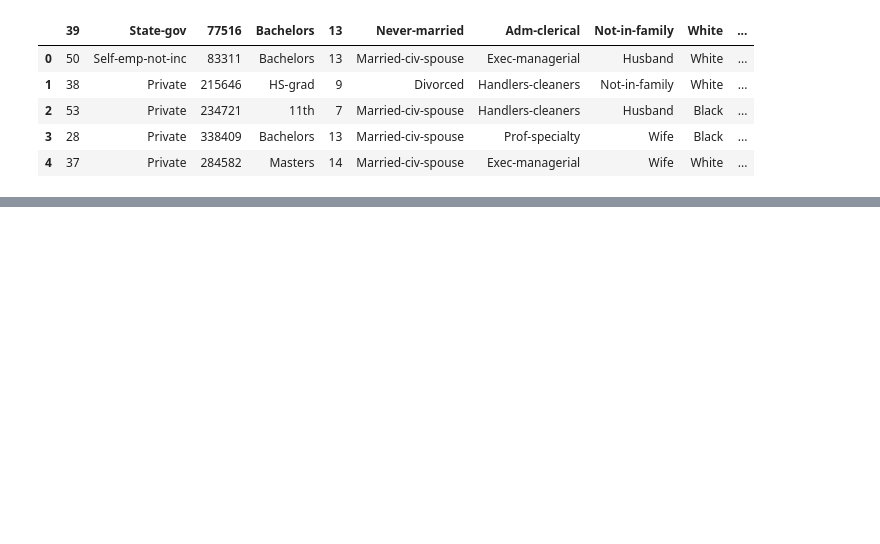
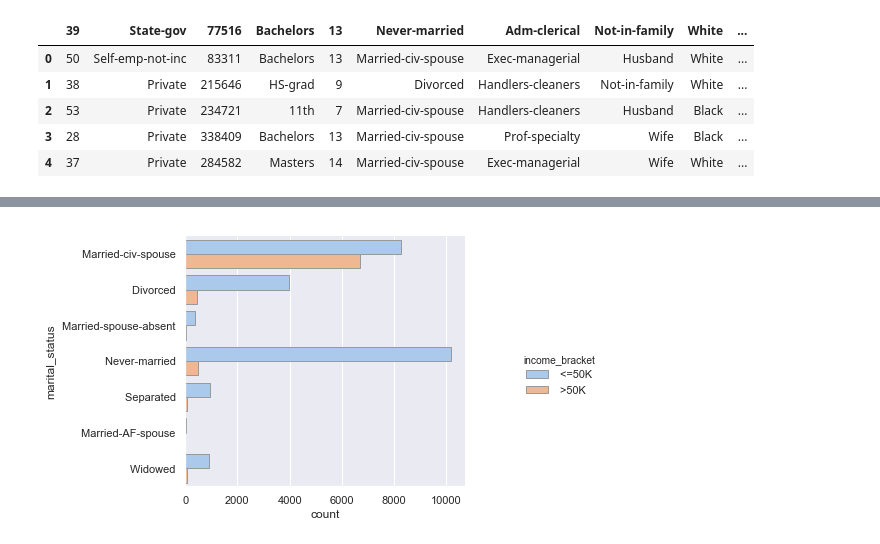
Before and after one commit to volchugin/US-census, a Jupyter notebook: Develop/2019-04-01_US-census_Data_exploration_DV.ipynb, the cells around one changed output, grey strips where cells are left out. Drawn from its saved outputs; the diff is of its cells as text; code cells hidden in the pictures; blank space fills up the shorter version.

```diff
--- a/Develop/2019-04-01_US-census_Data_exploration_DV.ipynb
+++ b/Develop/2019-04-01_US-census_Data_exploration_DV.ipynb
@@ -48,0 +154,5 @@ train.columns = ['id', 'type', 'postal', 'education', 'xz', 'status', 'position'
+# %%
+sns.catplot (y="marital_status", hue="income_bracket", kind="count",
+             palette='pastel',  edgecolor=".6", data=train).fig.set_size_inches(10,4)
+# %% [output]
+[figure, added]
```
Also changed, not shown: parts of 46 cells of this notebook, 1 other file.
